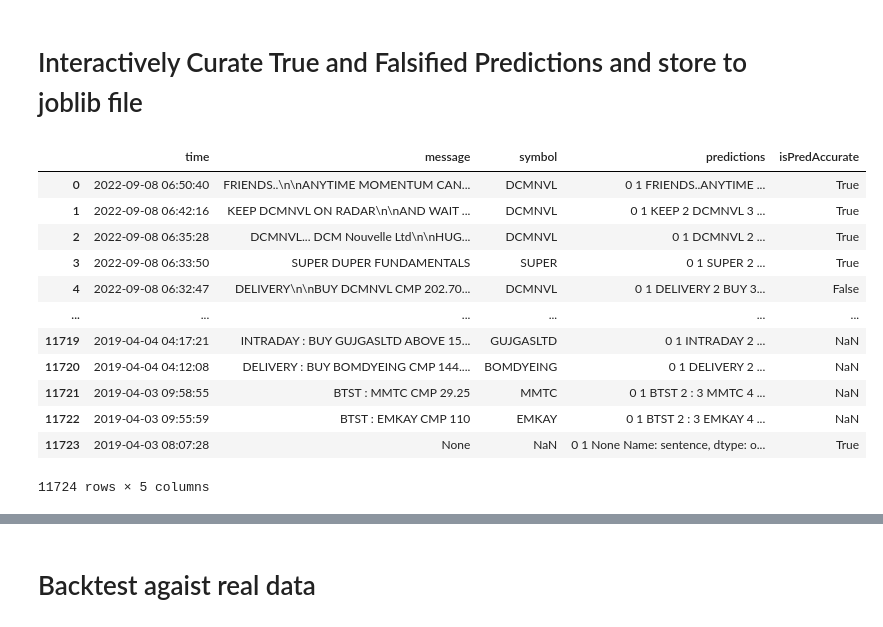
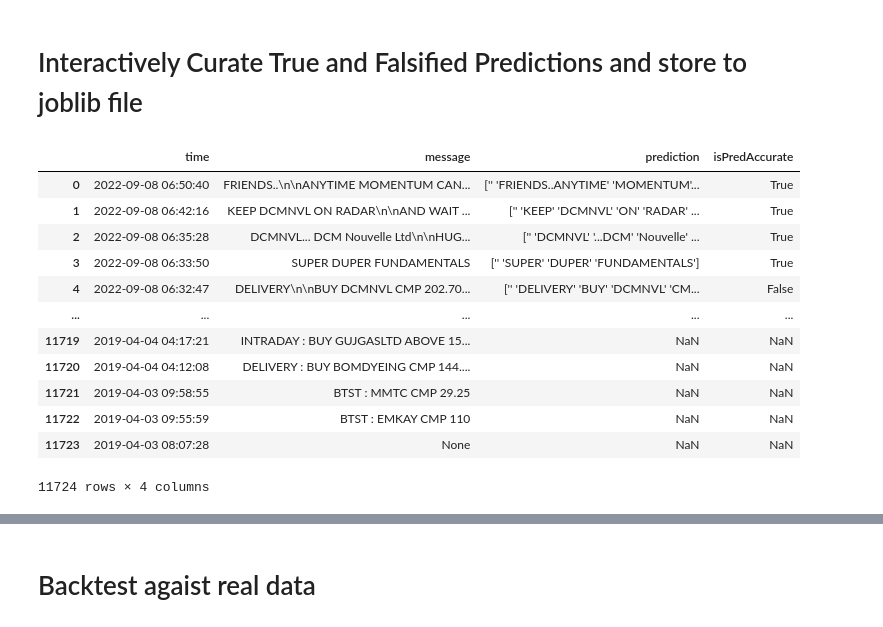
Before and after one commit to hemangjoshi37a/TelegramTradeMsgBacktestML, a Jupyter notebook: label_studio_to_Hggingface_autoTrain_dataset _convert_token_classification_named_entity_recongnition.ipynb, the cells around one changed output, grey strips where cells are left out. Drawn from its saved outputs; the diff is of its cells as text; code cells hidden in the pictures.

```diff
--- a/label_studio_to_Hggingface_autoTrain_dataset _convert_token_classification_named_entity_recongnition.ipynb
+++ b/label_studio_to_Hggingface_autoTrain_dataset _convert_token_classification_named_entity_recongnition.ipynb
@@ -297,25 +325,27 @@ list_of_predictions = joblib.load('./list_of_predictions.p')
 # Interactively Curate True and Falsified Predictions and store to joblib file
 # %%
 ##### Load messagedf using joblib #######
-messagesdf = joblib.load('./curated_predictions.p')
+# messagesdf = joblib.load('./messagesdf.p')
+messagesdf = pd.read_csv('./messagesdf.csv',parse_dates=['time'])
+messagesdf['time'] = messagesdf['time'].dt.tz_localize(None)
 # joblib.dump(messagesdf,'./curated_predictions.p')
-sample_number = joblib.load('./sample_number.p')['sample_number'][0]
+sample_number =  pd.read_csv('./sample_number.csv')['sample_number'][0]
 # joblib.dump(pd.DataFrame({'sample_number':sample_number},index=[0]),'./sample_number.p')
 messagesdf
 # %% [output]
-|  | time | message | symbol | predictions | isPredAccurate |
-| 0 | 2022-09-08 06:50:40 | FRIENDS..\n\nANYTIME MOMENTUM CAN... | DCMNVL | 0 1 FRIENDS..ANYTIME ... | True |
-| 1 | 2022-09-08 06:42:16 | KEEP DCMNVL ON RADAR\n\nAND WAIT ... | DCMNVL | 0 1 KEEP 2 DCMNVL 3 ... | True |
-| 2 | 2022-09-08 06:35:28 | DCMNVL... DCM Nouvelle Ltd\n\nHUG... | DCMNVL | 0 1 DCMNVL 2 ... | True |
-| 3 | 2022-09-08 06:33:50 | SUPER DUPER FUNDAMENTALS | SUPER | 0 1 SUPER 2 ... | True |
-| 4 | 2022-09-08 06:32:47 | DELIVERY\n\nBUY DCMNVL CMP 202.70... | DCMNVL | 0 1 DELIVERY 2 BUY 3... | False |
-| ... | ... | ... | ... | ... | ... |
-| 11719 | 2019-04-04 04:17:21 | INTRADAY : BUY GUJGASLTD ABOVE 15... | GUJGASLTD | 0 1 INTRADAY 2 ... | NaN |
-| 11720 | 2019-04-04 04:12:08 | DELIVERY : BUY BOMDYEING CMP 144.... | BOMDYEING | 0 1 DELIVERY 2 ... | NaN |
-| 11721 | 2019-04-03 09:58:55 | BTST : MMTC CMP 29.25 | MMTC | 0 1 BTST 2 : 3 MMTC 4 ... | NaN |
-| 11722 | 2019-04-03 09:55:59 | BTST : EMKAY CMP 110 | EMKAY | 0 1 BTST 2 : 3 EMKAY 4 ... | NaN |
-| 11723 | 2019-04-03 08:07:28 | None | NaN | 0 1 None Name: sentence, dtype: o... | True |
+|  | time | message | prediction | isPredAccurate |
+| 0 | 2022-09-08 06:50:40 | FRIENDS..\n\nANYTIME MOMENTUM CAN... | ['' 'FRIENDS..ANYTIME' 'MOMENTUM'... | True |
+| 1 | 2022-09-08 06:42:16 | KEEP DCMNVL ON RADAR\n\nAND WAIT ... | ['' 'KEEP' 'DCMNVL' 'ON' 'RADAR' ... | True |
+| 2 | 2022-09-08 06:35:28 | DCMNVL... DCM Nouvelle Ltd\n\nHUG... | ['' 'DCMNVL' '...DCM' 'Nouvelle' ... | True |
+| 3 | 2022-09-08 06:33:50 | SUPER DUPER FUNDAMENTALS | ['' 'SUPER' 'DUPER' 'FUNDAMENTALS'] | True |
+| 4 | 2022-09-08 06:32:47 | DELIVERY\n\nBUY DCMNVL CMP 202.70... | ['' 'DELIVERY' 'BUY' 'DCMNVL' 'CM... | False |
+| ... | ... | ... | ... | ... |
+| 11719 | 2019-04-04 04:17:21 | INTRADAY : BUY GUJGASLTD ABOVE 15... | NaN | NaN |
+| 11720 | 2019-04-04 04:12:08 | DELIVERY : BUY BOMDYEING CMP 144.... | NaN | NaN |
+| 11721 | 2019-04-03 09:58:55 | BTST : MMTC CMP 29.25 | NaN | NaN |
+| 11722 | 2019-04-03 09:55:59 | BTST : EMKAY CMP 110 | NaN | NaN |
+| 11723 | 2019-04-03 08:07:28 | None | NaN | NaN |
-11724 rows × 5 columns
+11724 rows × 4 columns
 # %%
 #### Sample Number Selector Carousal Widget ###
 def carousel_box_color(i,sample_number) -> str:
```
Also changed, not shown: parts of 26 cells of this notebook, 7 other files.
